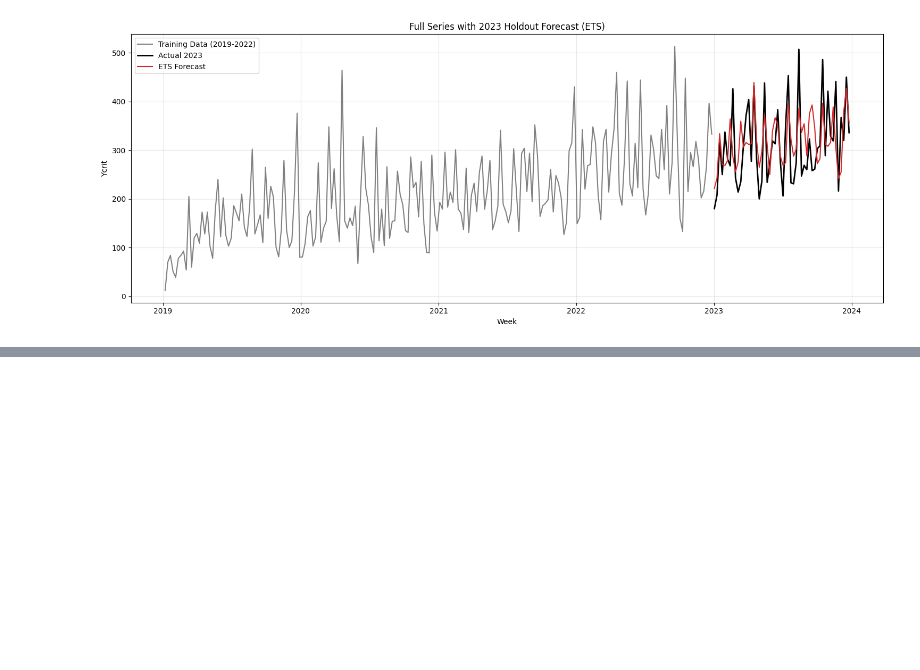
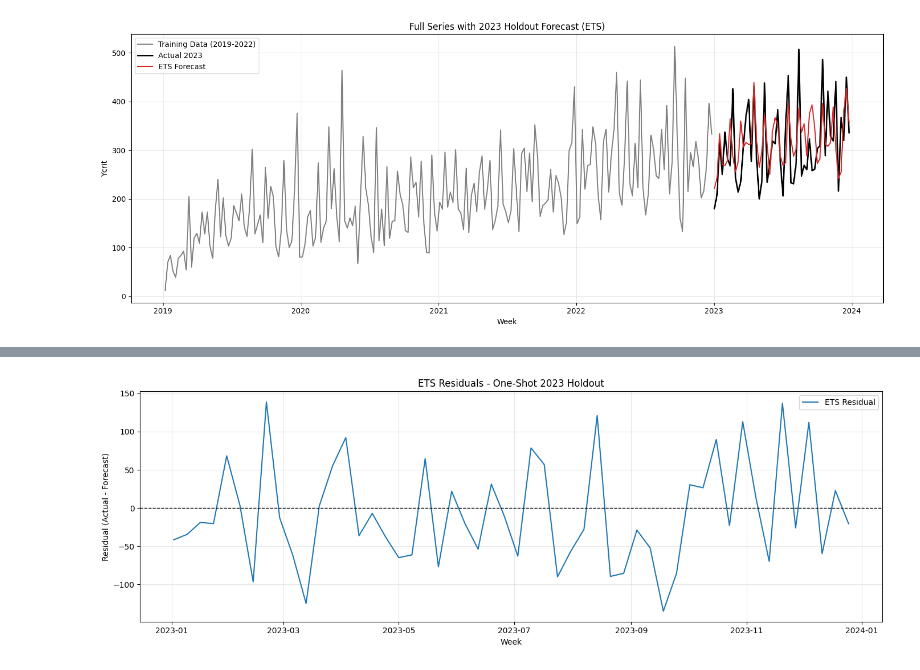
Before and after one commit to Gibexz/Dissertation, a Jupyter notebook: Implimentation/model_tournament.ipynb, the cells around one changed output, grey strips where cells are left out. Cells and saved outputs as stored; diff of their text form; code cells hidden in the pictures; blank space fills up the shorter version.

```diff
--- a/Implimentation/model_tournament.ipynb
+++ b/Implimentation/model_tournament.ipynb
@@ -500,0 +572,16 @@ plt.show()
+# %%
+# --- Jupyter Cell 8: ETS Residual Plot ---
+
+plt.figure(figsize=(14, 5))
+plt.plot(residuals_df.index, residuals_df["ETS Residual"], color="tab:blue", label="ETS Residual")
+plt.axhline(0, color="black", linestyle="--", linewidth=1)
+
+plt.title("ETS Residuals - One-Shot 2023 Holdout")
+plt.xlabel("Week")
+plt.ylabel("Residual (Actual - Forecast)")
+plt.legend()
+plt.grid(True, alpha=0.3)
+plt.tight_layout()
+plt.show()
+# %% [output]
+[figure, added]
```
Also changed, not shown: parts of 10 cells of this notebook, 7 other files.
